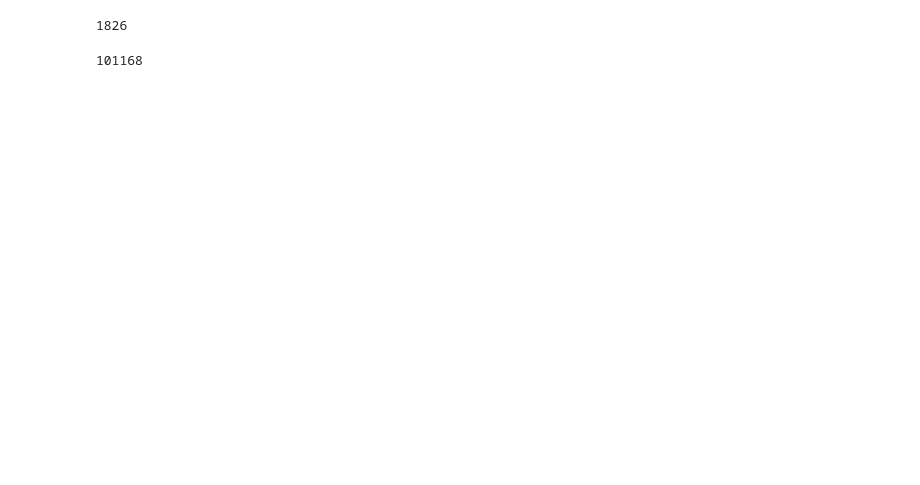
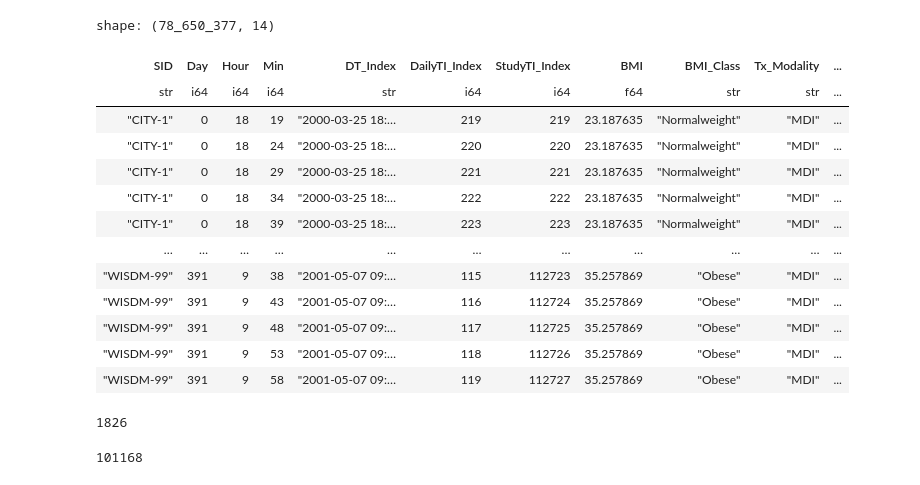
Before and after one commit to sfissel/CGM-Capstone, a Jupyter notebook: EDA/Glucose_Data_Cleaning.ipynb, the cells around one changed output. Cells and saved outputs as stored; diff of their text form; code cells hidden in the pictures; blank space fills up the shorter version.

```diff
--- a/EDA/Glucose_Data_Cleaning.ipynb
+++ b/EDA/Glucose_Data_Cleaning.ipynb
@@ -70,3 +74,20 @@ EDA_data.write_csv('./CGM_EDA_data.csv')
+# %%
+EDA_data
+# %% [output]
+shape: (78_650_377, 14)
+| SID | Day | Hour | Min | DT_Index | DailyTI_Index | StudyTI_Index | BMI | BMI_Class | Tx_Modality | ... |
+| str | i64 | i64 | i64 | str | i64 | i64 | f64 | str | str | ... |
+| "CITY-1" | 0 | 18 | 19 | "2000-03-25 18:… | 219 | 219 | 23.187635 | "Normalweight" | "MDI" | ... |
+| "CITY-1" | 0 | 18 | 24 | "2000-03-25 18:… | 220 | 220 | 23.187635 | "Normalweight" | "MDI" | ... |
+| "CITY-1" | 0 | 18 | 29 | "2000-03-25 18:… | 221 | 221 | 23.187635 | "Normalweight" | "MDI" | ... |
+| "CITY-1" | 0 | 18 | 34 | "2000-03-25 18:… | 222 | 222 | 23.187635 | "Normalweight" | "MDI" | ... |
+| "CITY-1" | 0 | 18 | 39 | "2000-03-25 18:… | 223 | 223 | 23.187635 | "Normalweight" | "MDI" | ... |
+| … | … | … | … | … | … | … | … | … | … | ... |
+| "WISDM-99" | 391 | 9 | 38 | "2001-05-07 09:… | 115 | 112723 | 35.257869 | "Obese" | "MDI" | ... |
+| "WISDM-99" | 391 | 9 | 43 | "2001-05-07 09:… | 116 | 112724 | 35.257869 | "Obese" | "MDI" | ... |
+| "WISDM-99" | 391 | 9 | 48 | "2001-05-07 09:… | 117 | 112725 | 35.257869 | "Obese" | "MDI" | ... |
+| "WISDM-99" | 391 | 9 | 53 | "2001-05-07 09:… | 118 | 112726 | 35.257869 | "Obese" | "MDI" | ... |
+| "WISDM-99" | 391 | 9 | 58 | "2001-05-07 09:… | 119 | 112727 | 35.257869 | "Obese" | "MDI" | ... |
 # %%
 # get the unique number of patients
 len(combined_df['SID'].unique())
```
Also changed, not shown: parts of 49 cells of this notebook.
